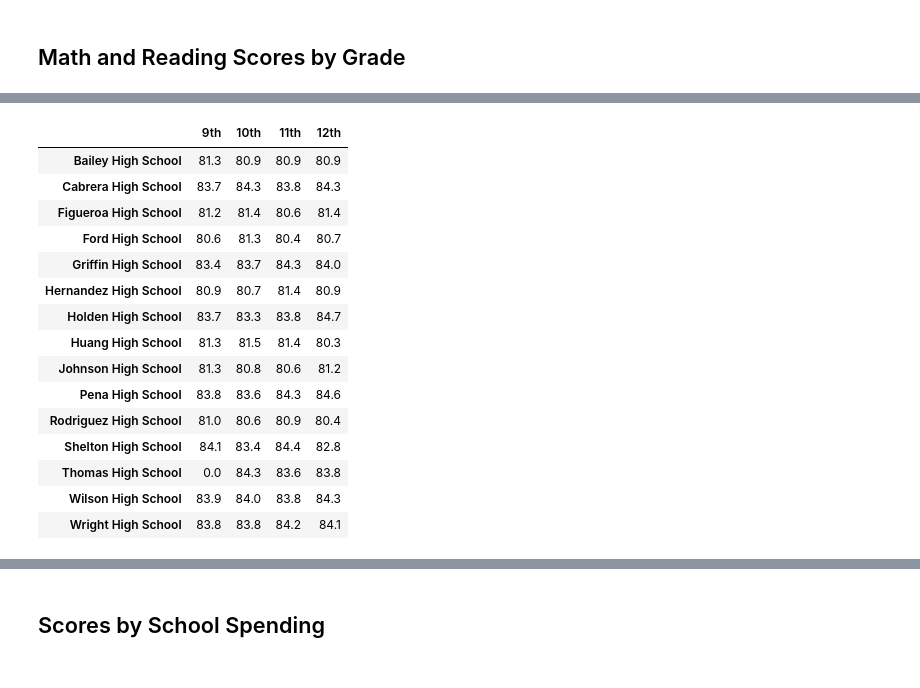
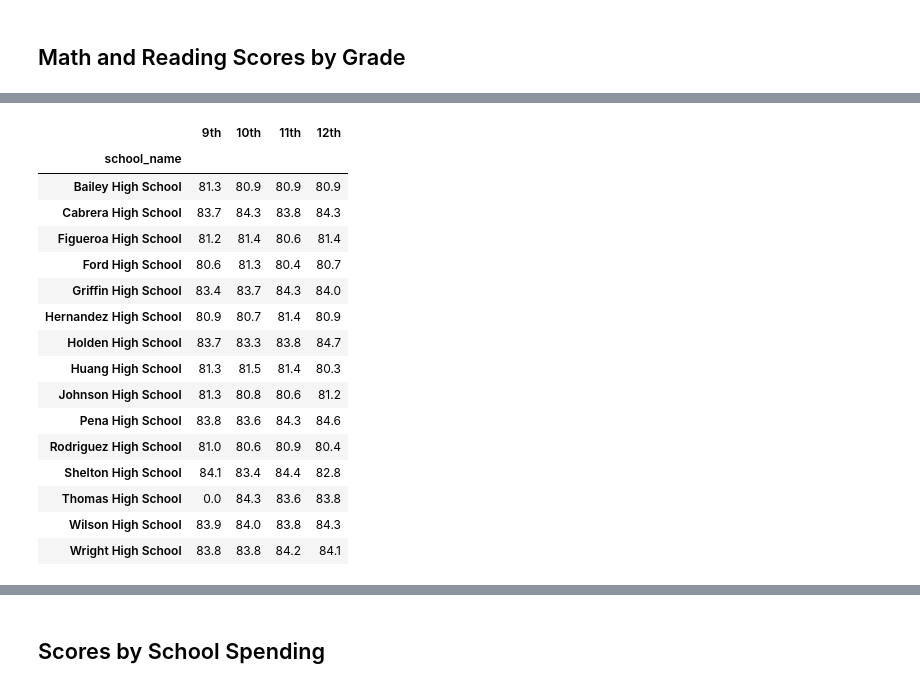
Before and after one commit to afhayden/Module4_Challenge_School_Analysis, a Jupyter notebook: PyCitySchools_Challenge.ipynb, the cells around one changed output, grey strips where cells are left out. Saved outputs shown, nothing was run; the diff lists cells and outputs as text; code cells hidden in the pictures.

```diff
--- a/PyCitySchools_Challenge.ipynb
+++ b/PyCitySchools_Challenge.ipynb
@@ -408,13 +409,14 @@ math_scores_by_grade_df
 | Wright High School | 83.3 | 84.0 | 83.8 | 83.6 |
 # %%
 ## Remove the index for reading dataframe
-reading_scores_by_grade_df.index.name = None
+#reading_scores_by_grade_df.index.name = None
 
 # Display the data frame
 reading_scores_by_grade_df = reading_scores_by_grade_df[["9th", "10th", "11th", "12th"]]
 reading_scores_by_grade_df
 # %% [output]
 |  | 9th | 10th | 11th | 12th |
+| school_name |  |  |  |  |
 | Bailey High School | 81.3 | 80.9 | 80.9 | 80.9 |
 | Cabrera High School | 83.7 | 84.3 | 83.8 | 84.3 |
 | Figueroa High School | 81.2 | 81.4 | 80.6 | 81.4 |
```
Also changed, not shown: parts of 102 cells of this notebook, 1 other file.
